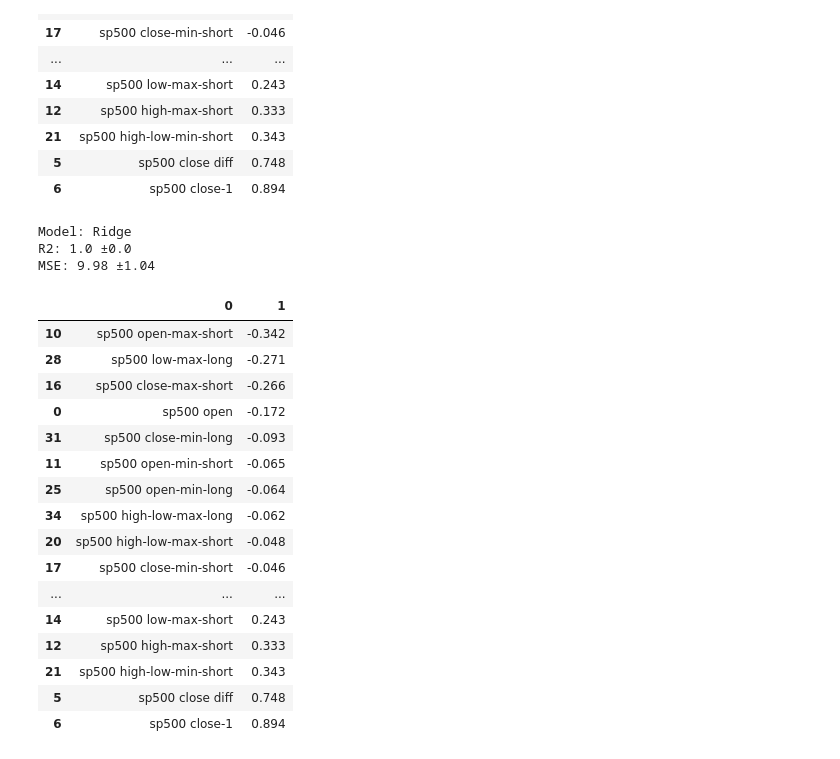
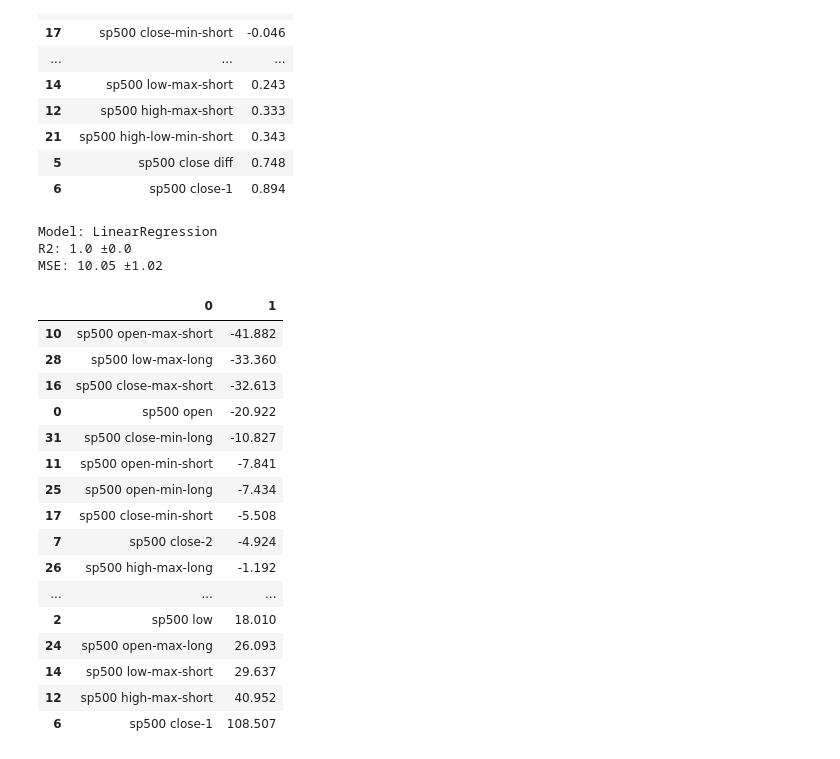
Before and after one commit to luck058/kaggle-gold-price-analysis, a Jupyter notebook: model_1_kaggle_gold_price_analysis.ipynb, the cells around one changed output. Cells and saved outputs as stored; diff of their text form; code cells hidden in the pictures.

```diff
--- a/model_1_kaggle_gold_price_analysis.ipynb
+++ b/model_1_kaggle_gold_price_analysis.ipynb
@@ -39,5 +43,7 @@ print(df.shape)
 # %%
-df["sp500 close diff"] = df["sp500 close"].diff()
+df[f"{asset} close diff"] = df[f"{asset} close"].diff()
+
+other_core_cols = [f'{asset} high-low', f'{asset} close-open', f'{asset} close diff']
 
 display(df.head())
 print(df.shape)
@@ -98,8 +103,8 @@ for column in original_cols + ["sp500 close diff"]:
 # %% [markdown]
 ## Create y
 # %%
-y_col = "sp500 close diff"
-y_col = "sp500 close"
+y_col = f"{asset} close diff"
+y_col = f"{asset} close"
 
 df[y_col] = df[y_col].shift(-1)
 df = df.dropna(axis=0).reset_index(drop=True)
@@ -286,0 +295,4 @@ def print_cv_results(results, z=1.96):
+# %%
+run_regression_models = False # @param {type:"boolean"}
+run_tree_based_models = True # @param {type:"boolean"}
+run_classification_models = False # @param {type:"boolean"}
@@ -296,7 +325,8 @@ evaluate_model(PredictPrevious(), X_train, y_train)
 # %%
-print(f"Model: LinearRegression")
-linear_regression = evaluate_model(LinearRegression(), X_train, y_train, return_estimator=True)
-display(pd.DataFrame(zip(X.columns, linear_regression["estimator"][0].coef_.round(3))).sort_values(by=1))
+if run_regression_models:
+    print(f"Model: LinearRegression")
+    linear_regression = evaluate_model(LinearRegression(), X_train, y_train, return_estimator=True)
+    display(pd.DataFrame(zip(X.columns, linear_regression["estimator"][0].coef_.round(3))).sort_values(by=1))
 # %% [output]
 Model: LinearRegression
 R2: 1.0 ±0.0
@@ -319,27 +349,28 @@ MSE: 10.05 ±1.02
 | 5 | sp500 close diff | 0.748 |
 | 6 | sp500 close-1 | 0.894 |
 # %%
-print(f"Model: Ridge")
-evaluate_model(Ridge(alpha=0.1), X_train_normalized, y_train)
-display(pd.DataFrame(zip(X.columns, linear_regression["estimator"][0].coef_.round(3))).sort_values(by=1))
+if run_regression_models:
+    print(f"Model: LinearRegression")
+    linear_regression = evaluate_model(LinearRegression(), X_train_normalized, y_train, return_estimator=True)
+    display(pd.DataFrame(zip(X.columns, linear_regression["estimator"][0].coef_.round(3))).sort_values(by=1))
 # %% [output]
-Model: Ridge
+Model: LinearRegression
 R2: 1.0 ±0.0
-MSE: 9.98 ±1.04
+MSE: 10.05 ±1.02
 |  | 0 | 1 |
-| 10 | sp500 open-max-short | -0.342 |
-| 28 | sp500 low-max-long | -0.271 |
-| 16 | sp500 close-max-short | -0.266 |
-| 0 | sp500 open | -0.172 |
-| 31 | sp500 close-min-long | -0.093 |
-| 11 | sp500 open-min-short | -0.065 |
-| 25 | sp500 open-min-long | -0.064 |
-| 34 | sp500 high-low-max-long | -0.062 |
-| 20 | sp500 high-low-max-short | -0.048 |
-| 17 | sp500 close-min-short | -0.046 |
+| 10 | sp500 open-max-short | -41.882 |
+| 28 | sp500 low-max-long | -33.360 |
+| 16 | sp500 close-max-short | -32.613 |
+| 0 | sp500 open | -20.922 |
+| 31 | sp500 close-min-long | -10.827 |
+| 11 | sp500 open-min-short | -7.841 |
+| 25 | sp500 open-min-long | -7.434 |
+| 17 | sp500 close-min-short | -5.508 |
+| 7 | sp500 close-2 | -4.924 |
+| 26 | sp500 high-max-long | -1.192 |
 | ... | ... | ... |
-| 14 | sp500 low-max-short | 0.243 |
-| 12 | sp500 high-max-short | 0.333 |
-| 21 | sp500 high-low-min-short | 0.343 |
-| 5 | sp500 close diff | 0.748 |
-| 6 | sp500 close-1 | 0.894 |
+| 2 | sp500 low | 18.010 |
+| 24 | sp500 open-max-long | 26.093 |
+| 14 | sp500 low-max-short | 29.637 |
+| 12 | sp500 high-max-short | 40.952 |
+| 6 | sp500 close-1 | 108.507 |
```
Also changed, not shown: parts of 29 cells of this notebook.
